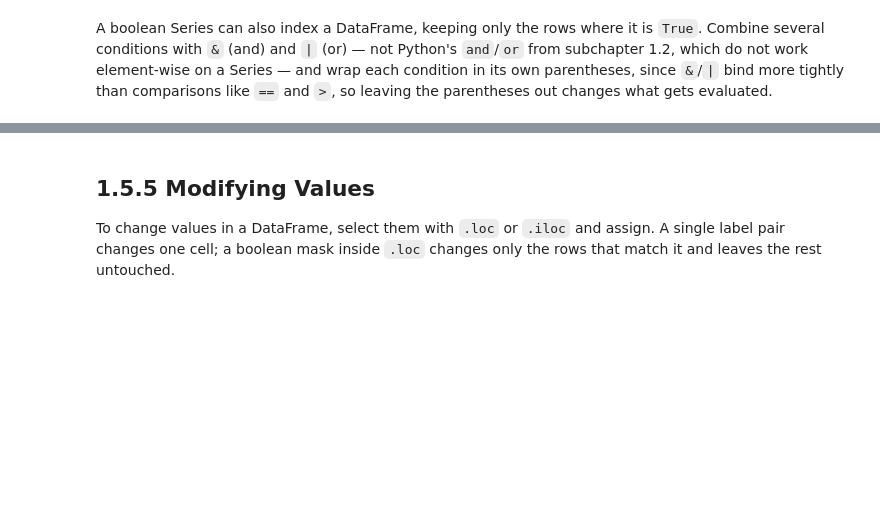
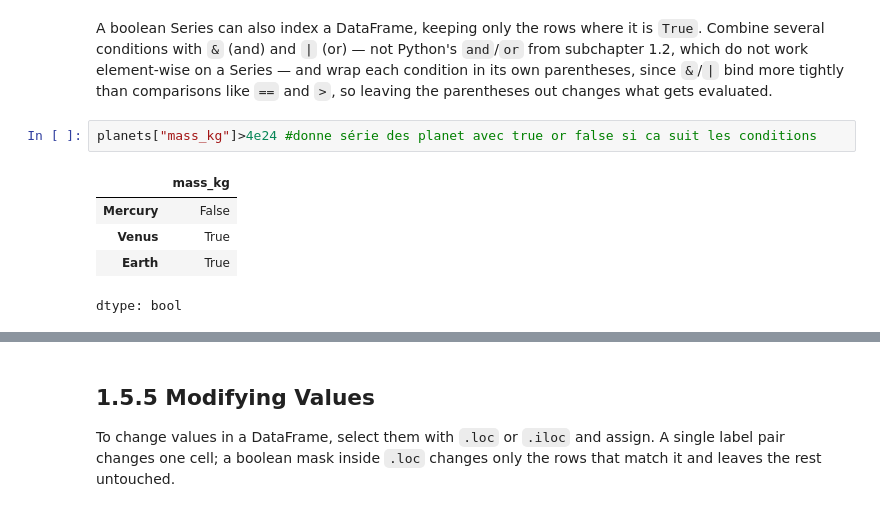
Before and after one commit to mat381/2026_Intro_Python, a Jupyter notebook: 1.5-pandas.ipynb, the cells around one changed output, grey strips where cells are left out. Drawn from its saved outputs; the diff is of its cells as text; blank space fills up the shorter version.

```diff
--- a/1.5-pandas.ipynb
+++ b/1.5-pandas.ipynb
@@ -186,3 +335,11 @@ print(pd.concat([merged, mars], ignore_index=True))
 # %% [markdown]
 A boolean Series can also index a DataFrame, keeping only the rows where it is `True`. Combine several conditions with `&` (and) and `|` (or) — not Python's `and`/`or` from subchapter 1.2, which do not work element-wise on a Series — and wrap each condition in its own parentheses, since `&`/`|` bind more tightly than comparisons like `==` and `>`, so leaving the parentheses out changes what gets evaluated.
+# %%
+planets["mass_kg"]>4e24 #donne série des planet avec true or false si ca suit les conditions
+# %% [output]
+|  | mass_kg |
+| Mercury | False |
+| Venus | True |
+| Earth | True |
+dtype: bool
 # %%
```
Also changed, not shown: parts of 54 cells of this notebook.
